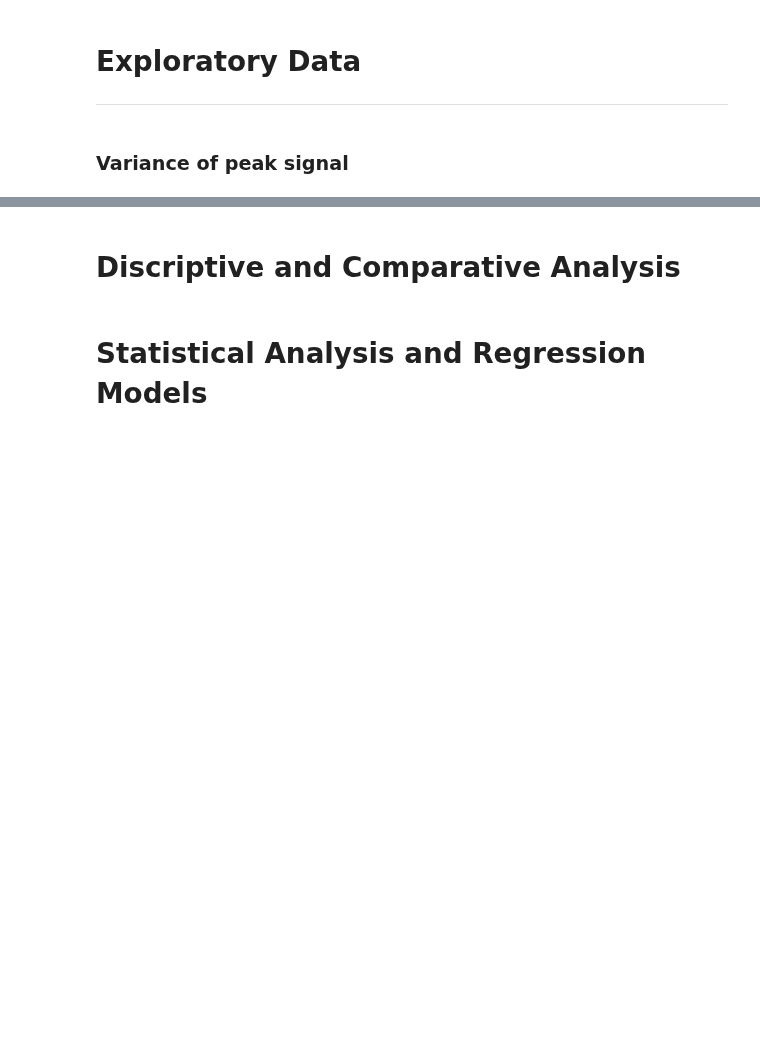
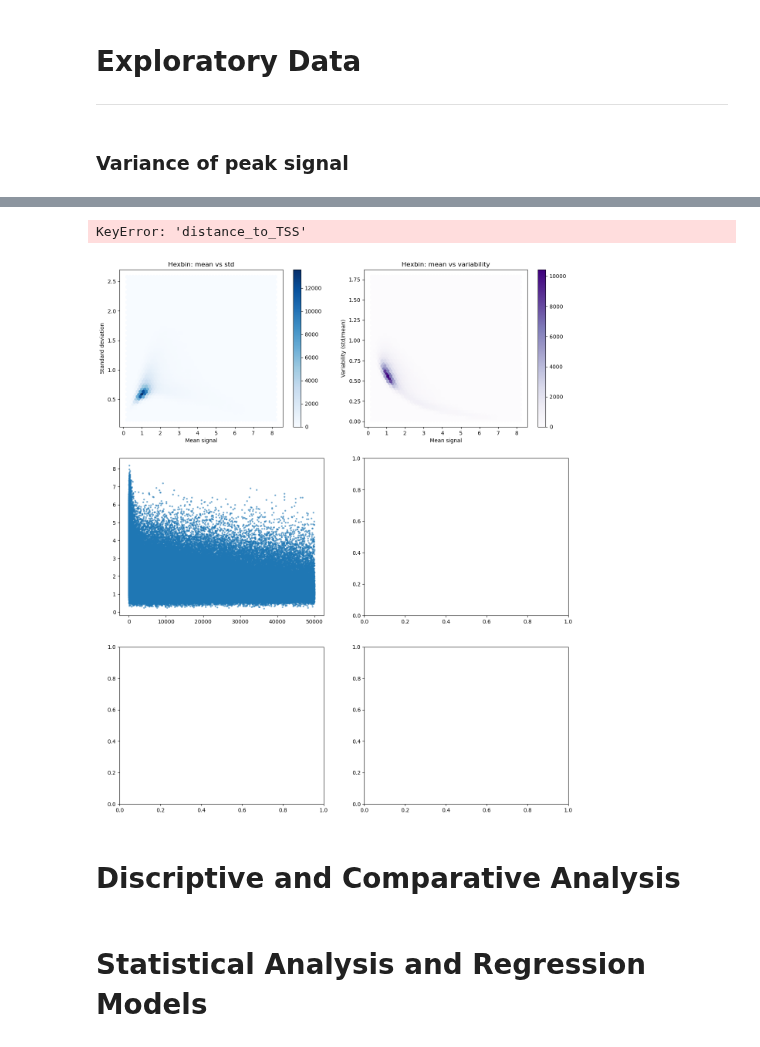
Before and after one commit to Topic2-Gene-Regulation-Immune-Cells/abT-gdT-cells-Team3, a Jupyter notebook: Immune_Cells_abgdT_GeneReg copy.ipynb, the cells around one changed output, grey strips where cells are left out. Drawn from its saved outputs; the diff is of its cells as text; code cells hidden in the pictures; blank space fills up the shorter version.

```diff
--- a/Immune_Cells_abgdT_GeneReg copy.ipynb
+++ b/Immune_Cells_abgdT_GeneReg copy.ipynb
@@ -133,0 +158,9 @@ Length: 90, dtype: float64
+# %%
+# var, mean etc. per peak
+variability_per_peak = ATAC_dis['sd']/ATAC_dis['mean']
+range_per_peak = ATAC_scores.max(axis=1)-ATAC_scores.min(axis=1)
+
+# within cell type
+range_per_celltype = ATAC_scores.max()-ATAC_scores.min()
+mean_per_celltype = ATAC_scores.mean()
+variance_per_celltype = ATAC_scores.var(axis = 0, numeric_only = True)
@@ -134,3 +180,51 @@ Length: 90, dtype: float64
+# %%
+fig, axs = plt.subplots(3, 2, figsize=(15, 18))
+
+## Plot 1: hexbin mean vs std
+hb1 = axs[0, 0].hexbin(mean_per_peak, sd_per_peak, gridsize=50, cmap="Blues")
+axs[0, 0].set_xlabel("Mean signal")
+axs[0, 0].set_ylabel("Standard deviation")
+axs[0, 0].set_title("Hexbin: mean vs std")
+fig.colorbar(hb1, ax=axs[0, 0])
+
+## Plot 2: hexbin mean vs variability
+hb2 = axs[0, 1].hexbin(mean_per_peak, variability_per_peak, gridsize=50, cmap="Purples")
+axs[0, 1].set_xlabel("Mean signal")
+axs[0, 1].set_ylabel("Variability (std/mean)")
+axs[0, 1].set_title("Hexbin: mean vs variability")
+fig.colorbar(hb2, ax=axs[0, 1])
+
+## Plot 3: scatter distance to TSS vs mean
+axs[1, 0].scatter(ATAC_dis['distance_to_TSS'], mean_per_peak, s=5, alpha=0.5)
+sns.regplot(x='distance_to_TSS', y=mean_per_peak, data=ATAC, scatter=False, lowess=True, ax=axs[1, 0], color="red")
+axs[1, 0].set_xlabel("Distance to TSS (bp)")
+axs[1, 0].set_ylabel("Mean signal")
+axs[1, 0].set_title("Scatter: distance to TSS vs mean signal")
+
+## Plot 4: hexbin distance to TSS vs mean
+hb3 = axs[1, 1].hexbin(ATAC_dis['distance_to_TSS'], mean_per_peak, gridsize=100, cmap="Greens")
+axs[1, 1].set_xlabel("Distance to TSS (bp)")
+axs[1, 1].set_ylabel("Mean signal")
+axs[1, 1].set_title("Hexbin: distance to TSS vs mean")
+fig.colorbar(hb3, ax=axs[1, 1])
+
+## Plot 5: histogram of distance to TSS
+axs[2, 0].hist(ATAC_dis['distance_to_TSS'].dropna(), bins=100, color="steelblue")
+axs[2, 0].set_xlabel("Distance to TSS (bp)")
+axs[2, 0].set_ylabel("Peak count")
+axs[2, 0].set_title("Histogram: distance to TSS")
+
+## Plot 6: barplot mean signal per celltype
+axs[2, 1].bar(mean_per_celltype.index, mean_per_celltype.values, color="teal")
+axs[2, 1].set_xticklabels(mean_per_celltype.index, rotation=90)
+axs[2, 1].set_ylabel("Mean ATAC-signal")
+axs[2, 1].set_title("Mean signal per cell type")
+
+plt.tight_layout()
+plt.show()
+# %% [output]
+KeyError: 'distance_to_TSS'
+[figure, added]
 # %% [markdown]
 # Discriptive and Comparative Analysis
 # %% [markdown]
```
Also changed, not shown: parts of 9 cells of this notebook, 1 other file.
